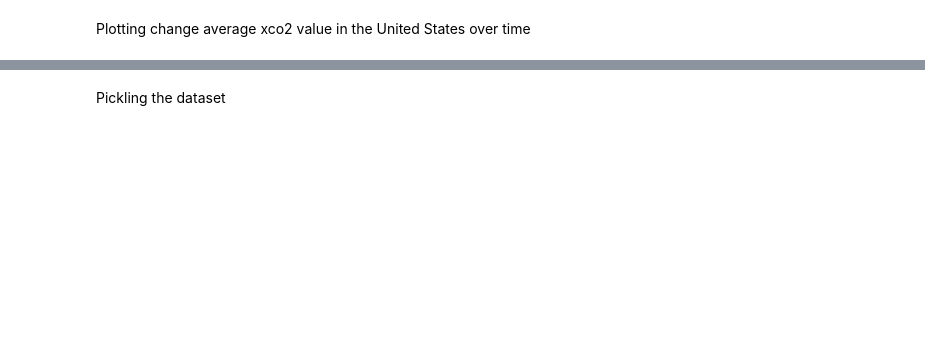
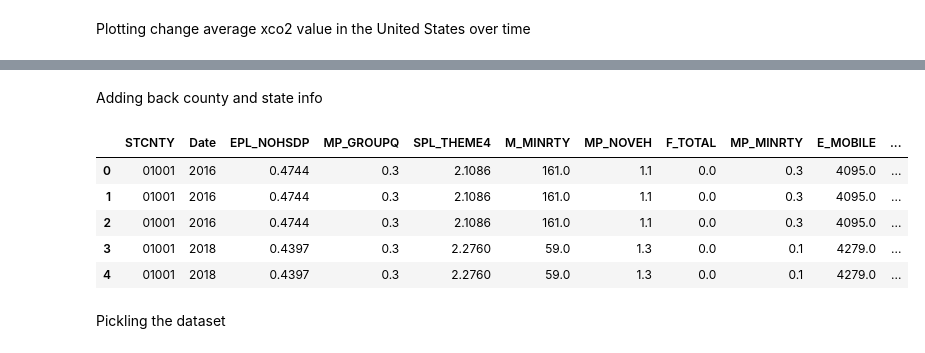
Before and after one commit to DanDryer/co2-socioeconomic-modeling, a Jupyter notebook: data_gather.ipynb, the cells around one changed output, grey strips where cells are left out. Saved outputs shown, nothing was run; the diff lists cells and outputs as text; code cells hidden in the pictures; blank space fills up the shorter version.

```diff
--- a/data_gather.ipynb
+++ b/data_gather.ipynb
@@ -186,3 +263,17 @@ display(svi_co2['adj_xco2'])
+# %% [markdown]
+Adding back county and state info
+# %%
+svi_co2=pd.merge(svi_co2, svi_codes, left_on=['STCNTY'], right_on=['STCNTY'])
+# %%
+pd.set_option('display.max_columns', None)
+svi_co2.head()
+# %% [output]
+|  | STCNTY | Date | EPL_NOHSDP | MP_GROUPQ | SPL_THEME4 | M_MINRTY | MP_NOVEH | F_TOTAL | MP_MINRTY | E_MOBILE | ... |
+| 0 | 01001 | 2016 | 0.4744 | 0.3 | 2.1086 | 161.0 | 1.1 | 0.0 | 0.3 | 4095.0 | ... |
+| 1 | 01001 | 2016 | 0.4744 | 0.3 | 2.1086 | 161.0 | 1.1 | 0.0 | 0.3 | 4095.0 | ... |
+| 2 | 01001 | 2016 | 0.4744 | 0.3 | 2.1086 | 161.0 | 1.1 | 0.0 | 0.3 | 4095.0 | ... |
+| 3 | 01001 | 2018 | 0.4397 | 0.3 | 2.2760 | 59.0 | 1.3 | 0.0 | 0.1 | 4279.0 | ... |
+| 4 | 01001 | 2018 | 0.4397 | 0.3 | 2.2760 | 59.0 | 1.3 | 0.0 | 0.1 | 4279.0 | ... |
 # %% [markdown]
 Pickling the dataset
 # %%
```
Also changed, not shown: parts of 15 cells of this notebook.
